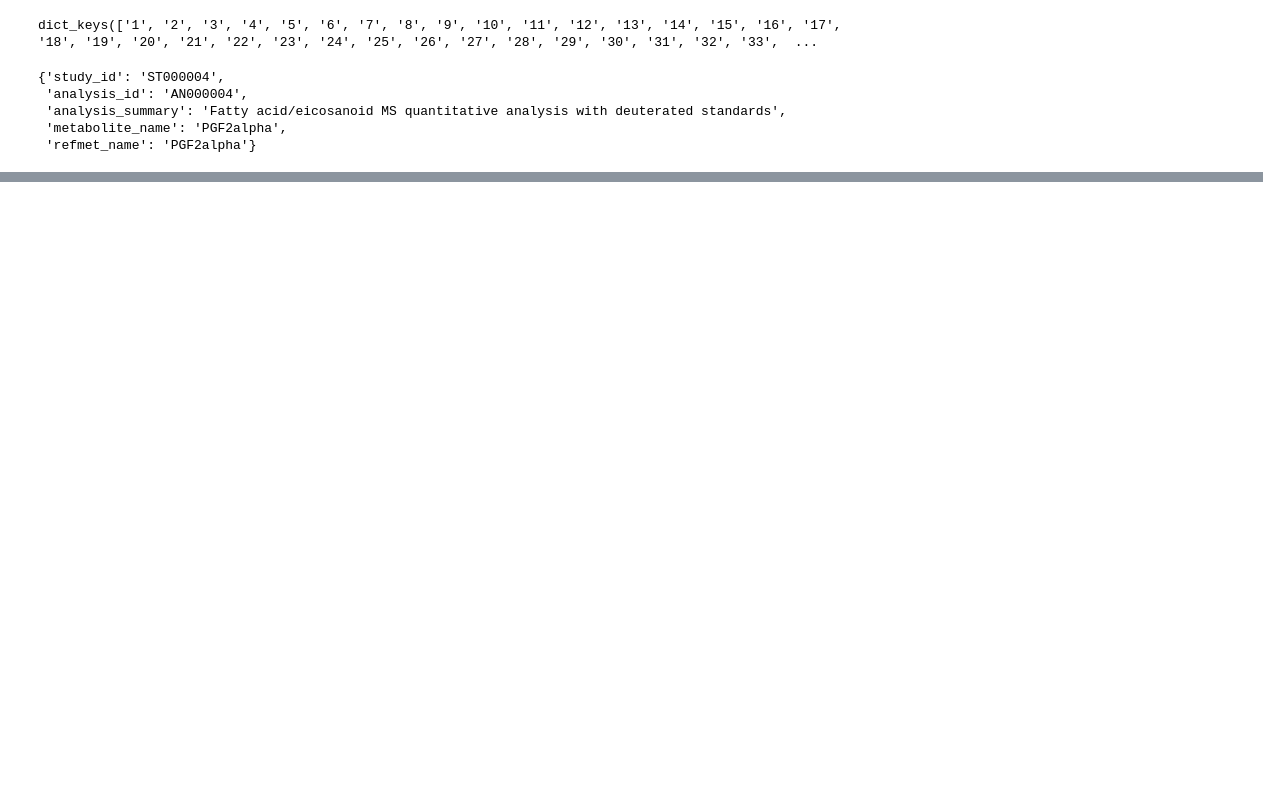
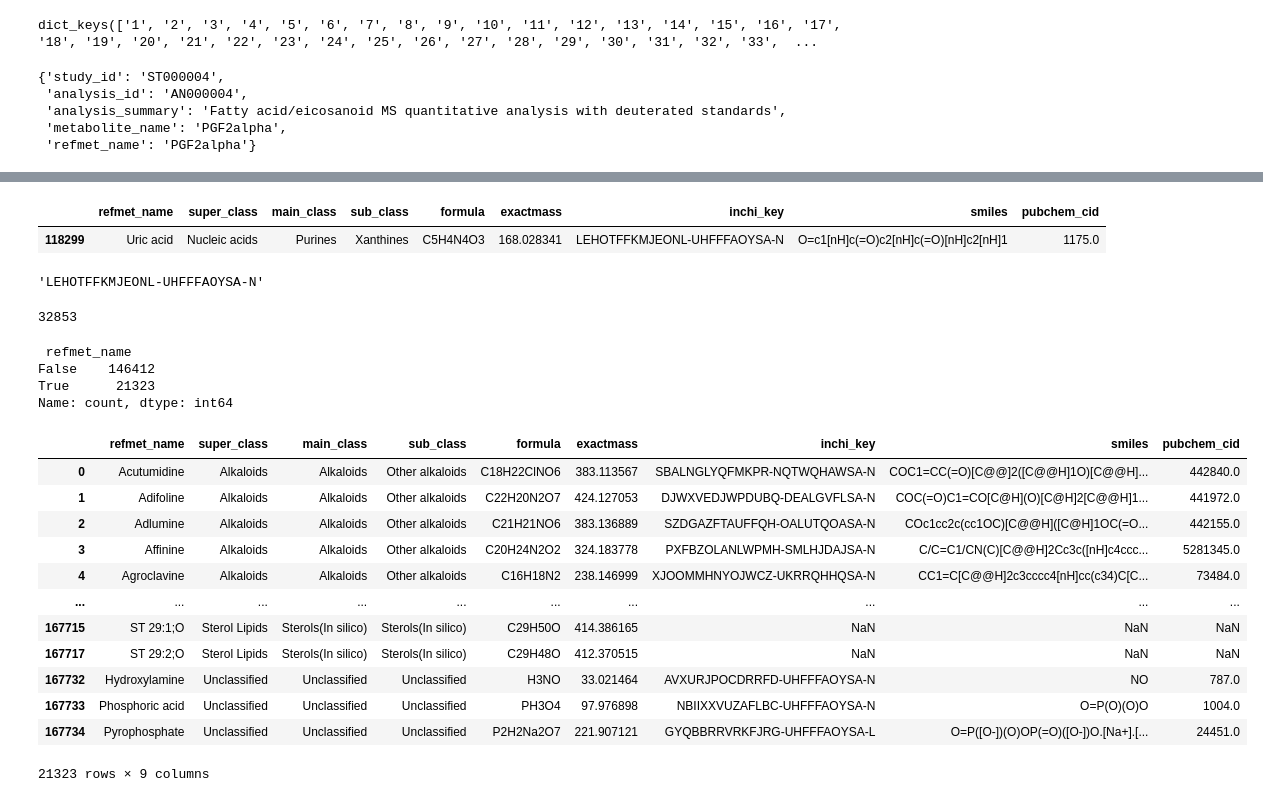
Before and after one commit to kozo2/mb-2023_poster, a Jupyter notebook: create_ST_metabolites_all.ipynb, the cells around one changed output, grey strips where cells are left out. Cells and saved outputs as stored; diff of their text form; code cells hidden in the pictures; blank space fills up the shorter version.

Commit message:
Add refmet_in_allmsstudies_hasinchikey and the notebook

```diff
--- a/create_ST_metabolites_all.ipynb
+++ b/create_ST_metabolites_all.ipynb
@@ -111,0 +103,4 @@ with open('ST_metabolites_all.tsv', 'w') as f:
+# %%
+import pandas as pd
+# read ST_metabolites_all.tsv into a dataframe
+df = pd.read_csv('ST_metabolites_all.tsv', sep='\t', header=None)
@@ -111,0 +123,3 @@ with open('ST_metabolites_all.tsv', 'w') as f:
+# %%
+# read data/mw/refmet.csv into a dataframe
+refmet = pd.read_csv('data/mw/refmet.csv')
@@ -111,0 +135,40 @@ with open('ST_metabolites_all.tsv', 'w') as f:
+# %%
+refmet[refmet[' refmet_name'] == 'Uric acid']
+# %% [output]
+|  | refmet_name | super_class | main_class | sub_class | formula | exactmass | inchi_key | smiles | pubchem_cid |
+| 118299 | Uric acid | Nucleic acids | Purines | Xanthines | C5H4N4O3 | 168.028341 | LEHOTFFKMJEONL-UHFFFAOYSA-N | O=c1[nH]c(=O)c2[nH]c(=O)[nH]c2[nH]1 | 1175.0 |
+# %%
+refmet[refmet[' refmet_name'] == 'Uric acid']['inchi_key'].values[0]
+# %% [output]
+'LEHOTFFKMJEONL-UHFFFAOYSA-N'
+# %%
+refmet_ids_in_msstudies = df[3].unique()
+# %%
+len(refmet_ids_in_msstudies)
+# %% [output]
+32853
+# %%
+refmet[' refmet_name'].isin(refmet_ids_in_msstudies).value_counts()
+# %% [output]
+ refmet_name
+False    146412
+True      21323
+Name: count, dtype: int64
+# %%
+refmetdf_in_allmsstudies = refmet[refmet[' refmet_name'].isin(refmet_ids_in_msstudies)]
+# %%
+refmetdf_in_allmsstudies
+# %% [output]
+|  | refmet_name | super_class | main_class | sub_class | formula | exactmass | inchi_key | smiles | pubchem_cid |
+| 0 | Acutumidine | Alkaloids | Alkaloids | Other alkaloids | C18H22ClNO6 | 383.113567 | SBALNGLYQFMKPR-NQTWQHAWSA-N | COC1=CC(=O)[C@@]2([C@@H]1O)[C@@H]... | 442840.0 |
+| 1 | Adifoline | Alkaloids | Alkaloids | Other alkaloids | C22H20N2O7 | 424.127053 | DJWXVEDJWPDUBQ-DEALGVFLSA-N | COC(=O)C1=CO[C@H](O)[C@H]2[C@@H]1... | 441972.0 |
+| 2 | Adlumine | Alkaloids | Alkaloids | Other alkaloids | C21H21NO6 | 383.136889 | SZDGAZFTAUFFQH-OALUTQOASA-N | COc1cc2c(cc1OC)[C@@H]([C@H]1OC(=O... | 442155.0 |
+| 3 | Affinine | Alkaloids | Alkaloids | Other alkaloids | C20H24N2O2 | 324.183778 | PXFBZOLANLWPMH-SMLHJDAJSA-N | C/C=C1/CN(C)[C@@H]2Cc3c([nH]c4ccc... | 5281345.0 |
+| 4 | Agroclavine | Alkaloids | Alkaloids | Other alkaloids | C16H18N2 | 238.146999 | XJOOMMHNYOJWCZ-UKRRQHHQSA-N | CC1=C[C@@H]2c3cccc4[nH]cc(c34)C[C... | 73484.0 |
+| ... | ... | ... | ... | ... | ... | ... | ... | ... | ... |
+| 167715 | ST 29:1;O | Sterol Lipids | Sterols(In silico) | Sterols(In silico) | C29H50O | 414.386165 | NaN | NaN | NaN |
+| 167717 | ST 29:2;O | Sterol Lipids | Sterols(In silico) | Sterols(In silico) | C29H48O | 412.370515 | NaN | NaN | NaN |
+| 167732 | Hydroxylamine | Unclassified | Unclassified | Unclassified | H3NO | 33.021464 | AVXURJPOCDRRFD-UHFFFAOYSA-N | NO | 787.0 |
+| 167733 | Phosphoric acid | Unclassified | Unclassified | Unclassified | PH3O4 | 97.976898 | NBIIXXVUZAFLBC-UHFFFAOYSA-N | O=P(O)(O)O | 1004.0 |
+| 167734 | Pyrophosphate | Unclassified | Unclassified | Unclassified | P2H2Na2O7 | 221.907121 | GYQBBRRVRKFJRG-UHFFFAOYSA-L | O=P([O-])(O)OP(=O)([O-])O.[Na+].[... | 24451.0 |
+21323 rows × 9 columns
```
Also changed, not shown: parts of 12 cells of this notebook, 1 other file.
